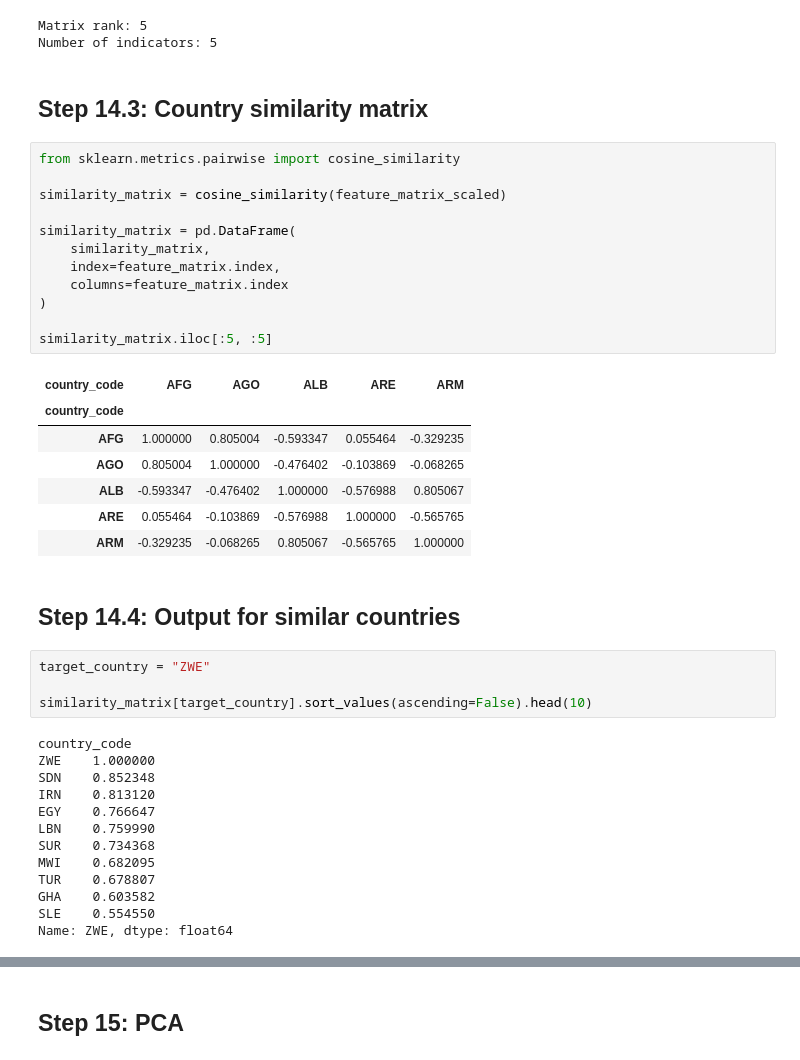
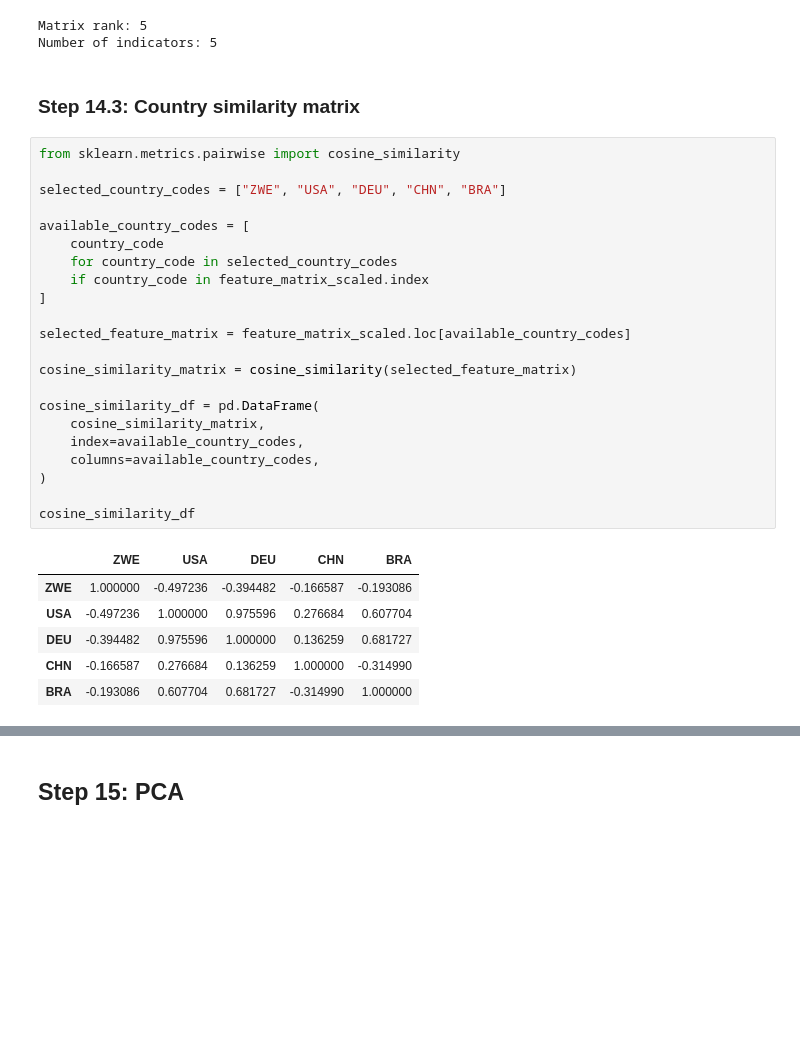
Before and after one commit to tendai-codes/worldbank_unemployment_linear_algebra_project, a Jupyter notebook: notebook_worldbank_linear_algebra.ipynb, the cells around one changed output, grey strips where cells are left out. Cells and saved outputs as stored; diff of their text form; blank space fills up the shorter version.

```diff
--- a/notebook_worldbank_linear_algebra.ipynb
+++ b/notebook_worldbank_linear_algebra.ipynb
@@ -1224,43 +1214,33 @@ print("Number of indicators:", feature_matrix_scaled.shape[1])
 Matrix rank: 5
 Number of indicators: 5
 # %% [markdown]
-## Step 14.3: Country similarity matrix
+### Step 14.3: Country similarity matrix
-# %%
-from sklearn.metrics.pairwise import cosine_similarity
-
-similarity_matrix = cosine_similarity(feature_matrix_scaled)
-
-similarity_matrix = pd.DataFrame(
-    similarity_matrix,
-    index=feature_matrix.index,
-    columns=feature_matrix.index
-)
-
-similarity_matrix.iloc[:5, :5]
-# %% [output]
-| country_code | AFG | AGO | ALB | ARE | ARM |
-| country_code |  |  |  |  |  |
-| AFG | 1.000000 | 0.805004 | -0.593347 | 0.055464 | -0.329235 |
-| AGO | 0.805004 | 1.000000 | -0.476402 | -0.103869 | -0.068265 |
-| ALB | -0.593347 | -0.476402 | 1.000000 | -0.576988 | 0.805067 |
-| ARE | 0.055464 | -0.103869 | -0.576988 | 1.000000 | -0.565765 |
-| ARM | -0.329235 | -0.068265 | 0.805067 | -0.565765 | 1.000000 |
-# %% [markdown]
-## Step 14.4: Output for similar countries
-# %%
-target_country = "ZWE"
-
-similarity_matrix[target_country].sort_values(ascending=False).head(10)
-# %% [output]
-country_code
-ZWE    1.000000
-SDN    0.852348
-IRN    0.813120
-EGY    0.766647
-LBN    0.759990
-SUR    0.734368
-MWI    0.682095
-TUR    0.678807
-GHA    0.603582
-SLE    0.554550
-Name: ZWE, dtype: float64
+# %%
+from sklearn.metrics.pairwise import cosine_similarity
+
+selected_country_codes = ["ZWE", "USA", "DEU", "CHN", "BRA"]
+
+available_country_codes = [
+    country_code
+    for country_code in selected_country_codes
+    if country_code in feature_matrix_scaled.index
+]
+
+selected_feature_matrix = feature_matrix_scaled.loc[available_country_codes]
+
+cosine_similarity_matrix = cosine_similarity(selected_feature_matrix)
+
+cosine_similarity_df = pd.DataFrame(
+    cosine_similarity_matrix,
+    index=available_country_codes,
+    columns=available_country_codes,
+)
+
+cosine_similarity_df
+# %% [output]
+|  | ZWE | USA | DEU | CHN | BRA |
+| ZWE | 1.000000 | -0.497236 | -0.394482 | -0.166587 | -0.193086 |
+| USA | -0.497236 | 1.000000 | 0.975596 | 0.276684 | 0.607704 |
+| DEU | -0.394482 | 0.975596 | 1.000000 | 0.136259 | 0.681727 |
+| CHN | -0.166587 | 0.276684 | 0.136259 | 1.000000 | -0.314990 |
+| BRA | -0.193086 | 0.607704 | 0.681727 | -0.314990 | 1.000000 |
```
Also changed, not shown: parts of 19 cells of this notebook.
